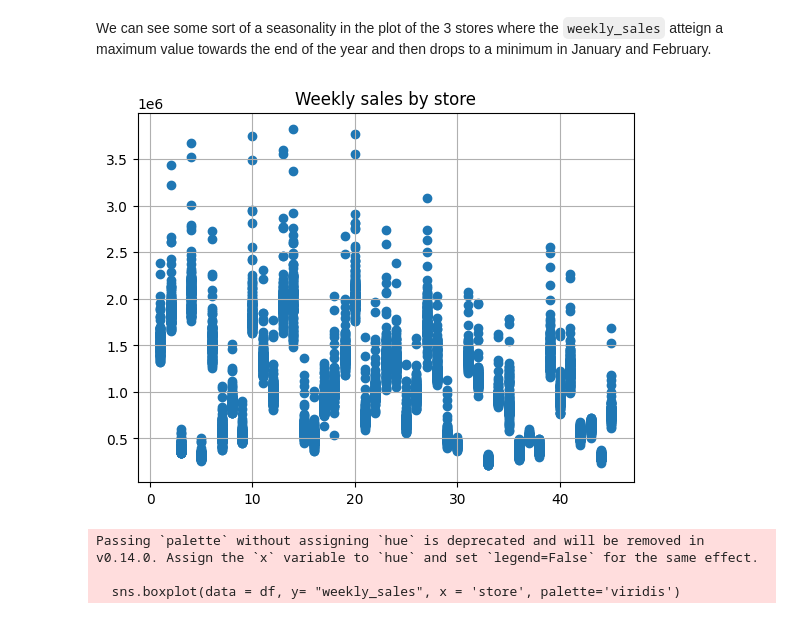
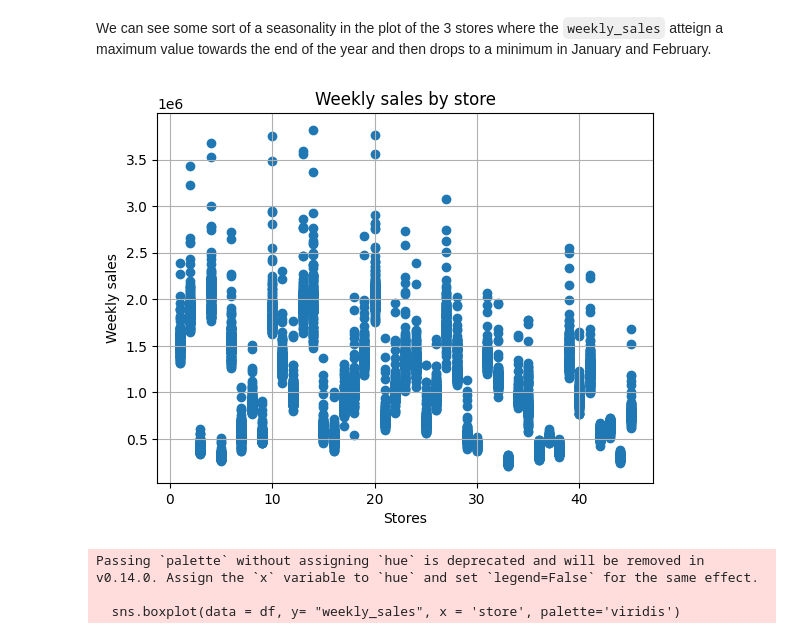
Before and after one commit to YassineICHIRRI/weekly-sales-prediction, a Jupyter notebook: notebooks/EDA_Model_training.ipynb, the cells around one changed output. Drawn from its saved outputs; the diff is of its cells as text; code cells hidden in the pictures.

```diff
--- a/notebooks/EDA.ipynb
+++ b/notebooks/EDA_Model_training.ipynb
@@ -218,12 +225,15 @@ fig3 = plot_time_serie(df, 45)
 # %% [markdown]
 We can see some sort of a seasonality in the plot of the 3 stores where the `weekly_sales` atteign a maximum value towards the end of the year and then drops to a minimum in January and February.
 # %%
+# Scattering sales by store
 plt.scatter(df['store'], df['weekly_sales'])
 plt.title("Weekly sales by store")
+plt.xlabel('Stores')
+plt.ylabel('Weekly sales')
 plt.grid(True)
 plt.show()
 # %% [output]
-[figure, old version]
+[figure, new version]
 # %%
 def plot_store_variation(df: pd.DataFrame):
     plt.figure(figsize=(18, 9))
```
Also changed, not shown: parts of 36 cells of this notebook, 9 other files.
